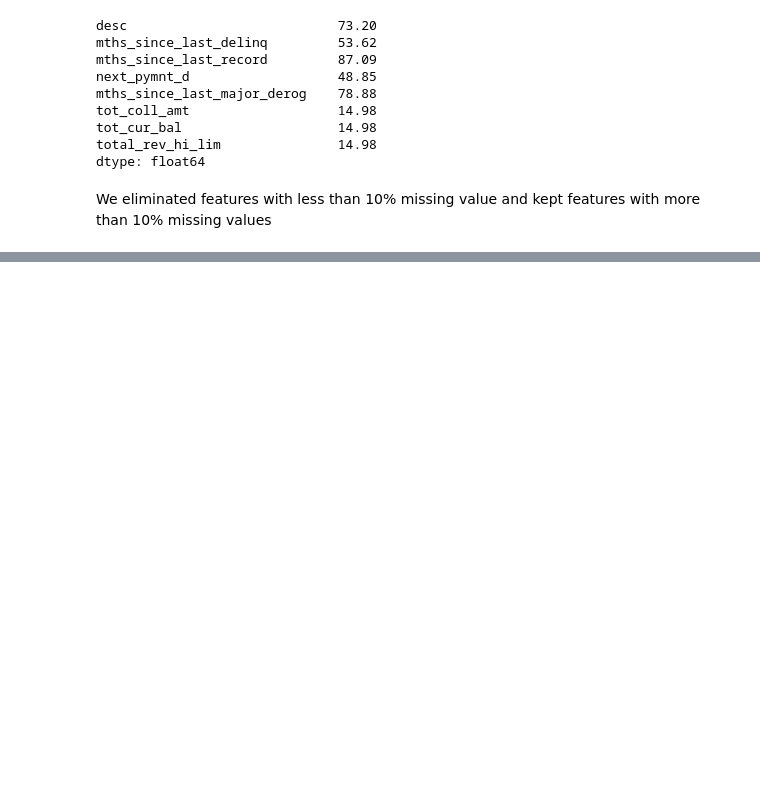
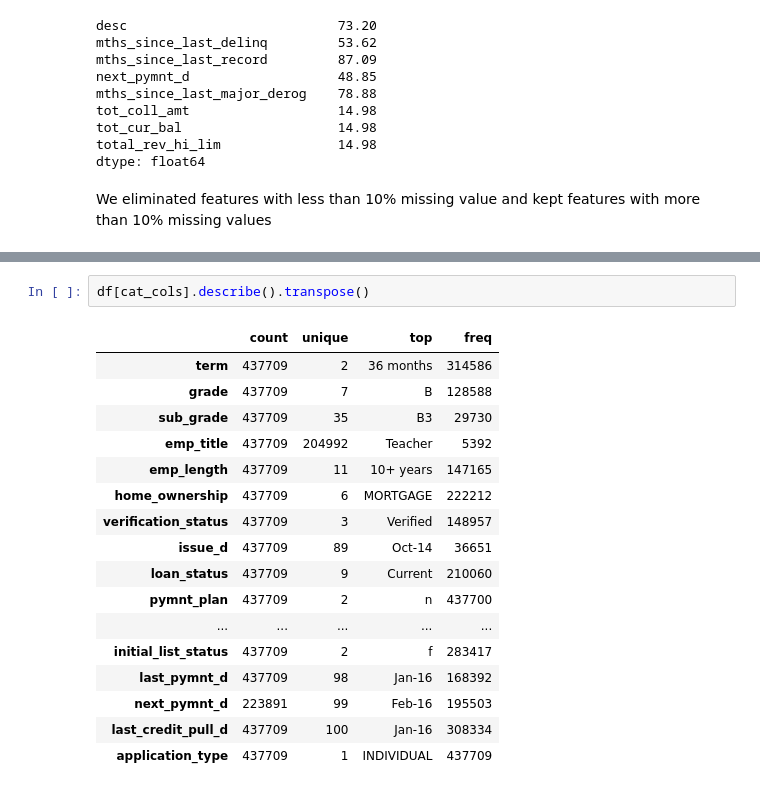
Before and after one commit to mferdinandr/credit-risk-idx, a Jupyter notebook: file.ipynb, the cells around one changed output, grey strips where cells are left out. Drawn from its saved outputs; the diff is of its cells as text; blank space fills up the shorter version.

```diff
--- a/file.ipynb
+++ b/file.ipynb
@@ -171,0 +211,20 @@ We eliminated features with less than 10% missing value and kept features with m
+# %%
+df[cat_cols].describe().transpose()
+# %% [output]
+|  | count | unique | top | freq |
+| term | 437709 | 2 | 36 months | 314586 |
+| grade | 437709 | 7 | B | 128588 |
+| sub_grade | 437709 | 35 | B3 | 29730 |
+| emp_title | 437709 | 204992 | Teacher | 5392 |
+| emp_length | 437709 | 11 | 10+ years | 147165 |
+| home_ownership | 437709 | 6 | MORTGAGE | 222212 |
+| verification_status | 437709 | 3 | Verified | 148957 |
+| issue_d | 437709 | 89 | Oct-14 | 36651 |
+| loan_status | 437709 | 9 | Current | 210060 |
+| pymnt_plan | 437709 | 2 | n | 437700 |
+| ... | ... | ... | ... | ... |
+| initial_list_status | 437709 | 2 | f | 283417 |
+| last_pymnt_d | 437709 | 98 | Jan-16 | 168392 |
+| next_pymnt_d | 223891 | 99 | Feb-16 | 195503 |
+| last_credit_pull_d | 437709 | 100 | Jan-16 | 308334 |
+| application_type | 437709 | 1 | INDIVIDUAL | 437709 |
```
Also changed, not shown: parts of 5 cells of this notebook.
